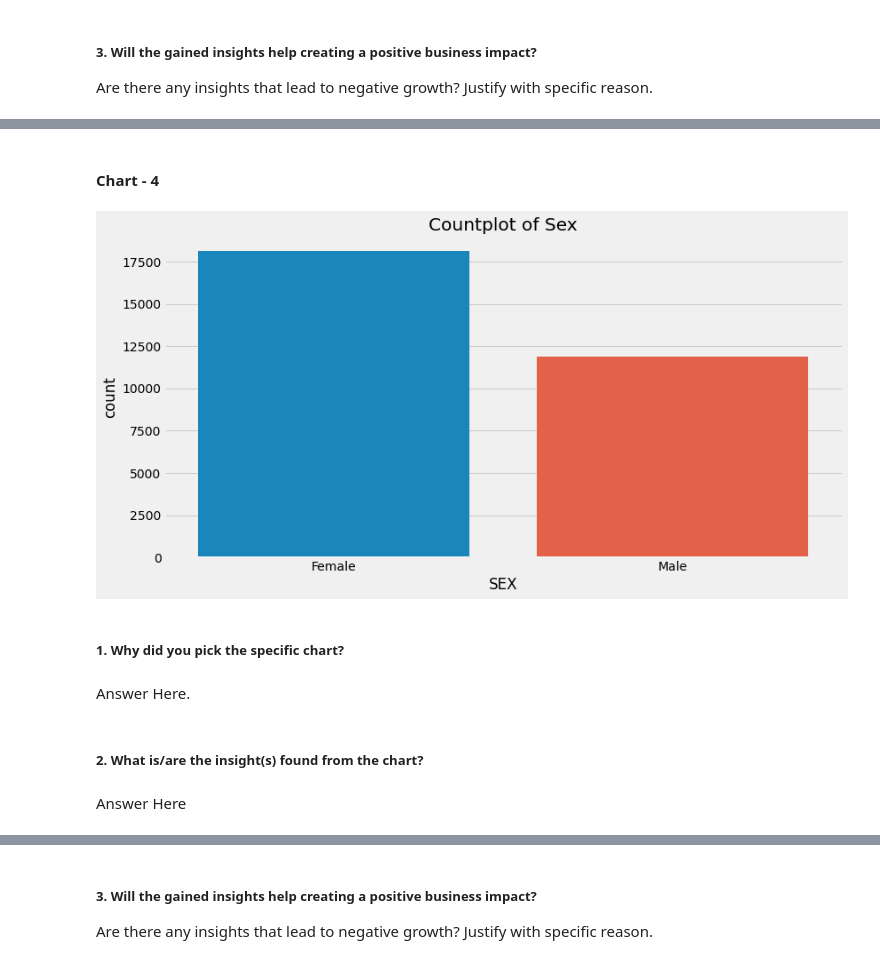
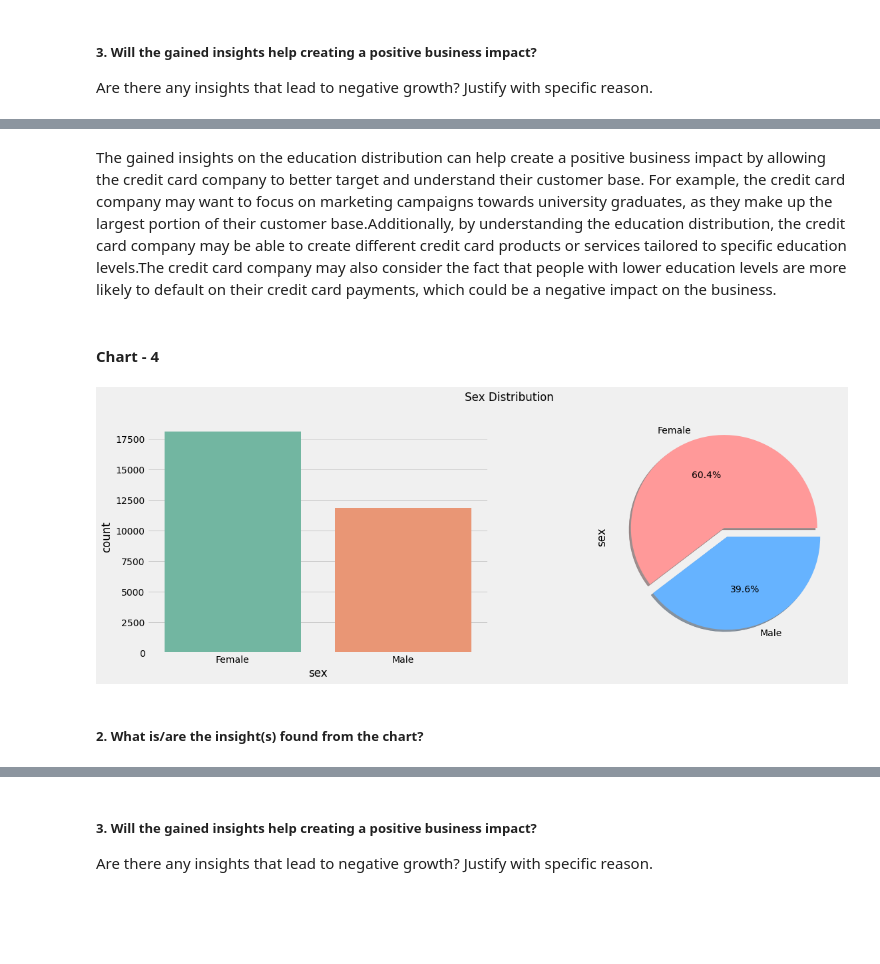
Before and after one commit to thepankaj018/Credit-Card-Default-Prediction, a Jupyter notebook: Credit_Card_Default_Prediction.ipynb, the cells around one changed output, grey strips where cells are left out. Cells and saved outputs as stored; diff of their text form; code cells hidden in the pictures; blank space fills up the shorter version.

```diff
--- a/Credit_Card_Default_Prediction.ipynb
+++ b/Credit_Card_Default_Prediction.ipynb
@@ -401,17 +430,26 @@ Answer Here
+# %% [markdown]
+The gained insights on the education distribution can help create a positive business impact by allowing the credit card company to better target and understand their customer base. For example, the credit card company may want to focus on marketing campaigns towards university graduates, as they make up the largest portion of their customer base.Additionally, by understanding the education distribution, the credit card company may be able to create different credit card products or services tailored to specific education levels.The credit card company may also consider the fact that people with lower education levels are more likely to default on their credit card payments, which could be a negative impact on the business.
 # %% [markdown]
 #### Chart - 4
-# %%
-# Chart - 4 visualization code
-sns.catplot(data = data,x = 'SEX',kind = 'count',aspect = 2,height = 6)
-plt.title('Countplot of Sex')
-plt.show()
-# %% [output]
-[figure, removed]
-# %% [markdown]
-##### 1. Why did you pick the specific chart?
-# %% [markdown]
-Answer Here.
+# %%
+# Chart - 4 visualization code
+# Create a figure with two subplots
+fig, ax = plt.subplots(1, 2, figsize=(18, 6))
+
+# Use seaborn to create a countplot on the left subplot
+sns.countplot(data=data, x='sex', ax=ax[0],palette='Set2')
+
+# Use matplotlib to create a pie chart on the right subplot
+colors = ['#ff9999','#66b3ff']
+data['sex'].value_counts().plot.pie(colors = colors,autopct='%1.1f%%', shadow=True,
+                                    explode = (0.1, 0))
+
+# Add a title to the figure
+fig.suptitle('Sex Distribution')
+
+# Show the plot
+plt.show()
+# %% [output]
+[figure, added]
 # %% [markdown]
 ##### 2. What is/are the insight(s) found from the chart?
-# %% [markdown]
-Answer Here
```
Also changed, not shown: parts of 108 cells of this notebook.
